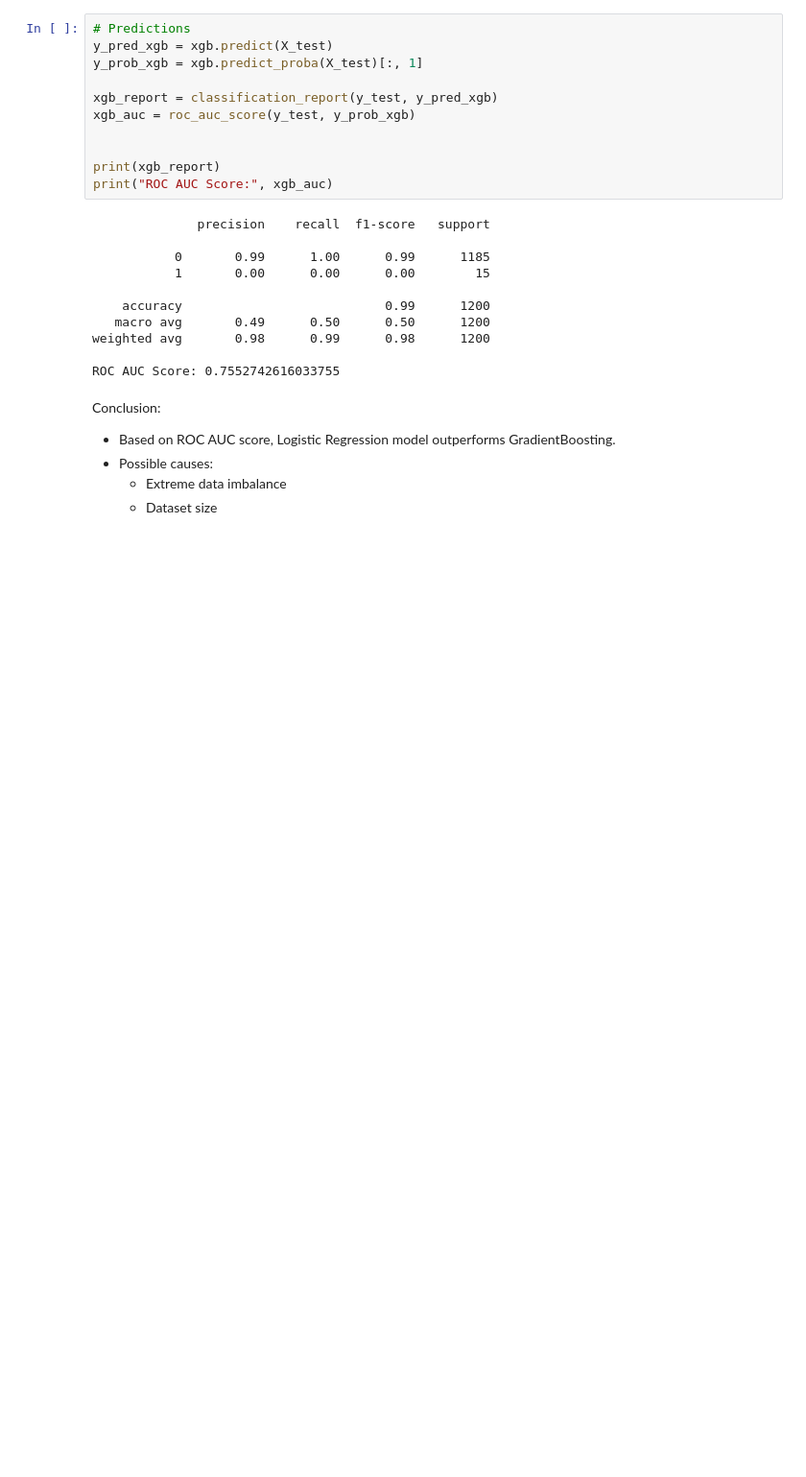
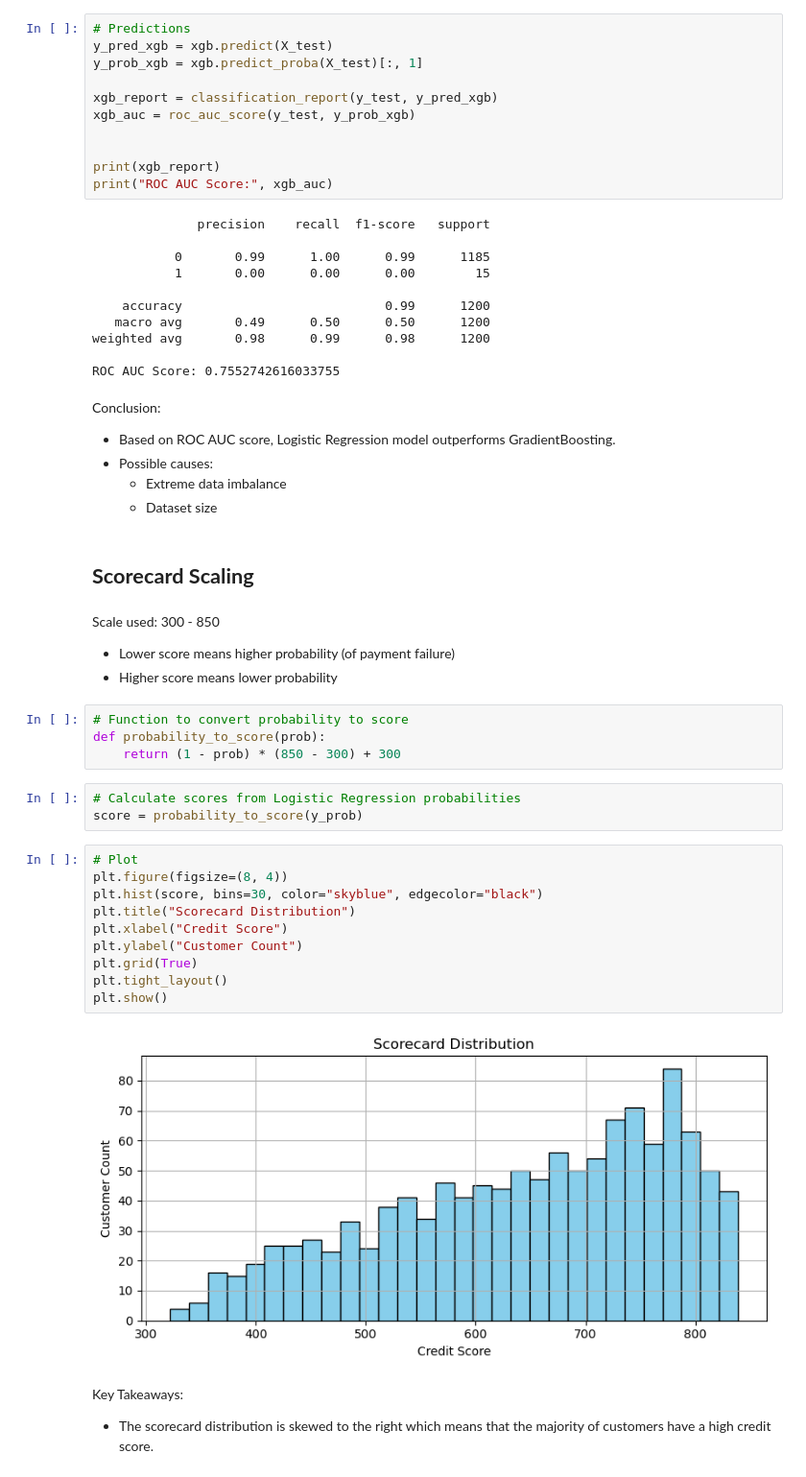
Before and after one commit to thalibanallaam/ds-takehome, a Jupyter notebook: notebooks/B_modeling.ipynb, the cells around one changed output. Shown at 96% size. Cells and saved outputs as stored; diff of their text form; blank space fills up the shorter version.

Commit message:
Update: Scorecard scaling

```diff
--- a/notebooks/B_modeling.ipynb
+++ b/notebooks/B_modeling.ipynb
@@ -319,3 +322,31 @@ Conclusion:
 - Possible causes:
     - Extreme data imbalance
     - Dataset size
+# %% [markdown]
+## **Scorecard Scaling**
+# %% [markdown]
+Scale used: 300 - 850
+- Lower score means higher probability (of payment failure)
+- Higher score means lower probability
+# %%
+# Function to convert probability to score
+def probability_to_score(prob):
+    return (1 - prob) * (850 - 300) + 300
+# %%
+# Calculate scores from Logistic Regression probabilities
+score = probability_to_score(y_prob)
+# %%
+# Plot
+plt.figure(figsize=(8, 4))
+plt.hist(score, bins=30, color="skyblue", edgecolor="black")
+plt.title("Scorecard Distribution")
+plt.xlabel("Credit Score")
+plt.ylabel("Customer Count")
+plt.grid(True)
+plt.tight_layout()
+plt.show()
+# %% [output]
+[figure, added]
+# %% [markdown]
+Key Takeaways:
+- The scorecard distribution is skewed to the right which means that the majority of customers have a high credit score.
```
Also changed, not shown: parts of 1 cell of this notebook.
